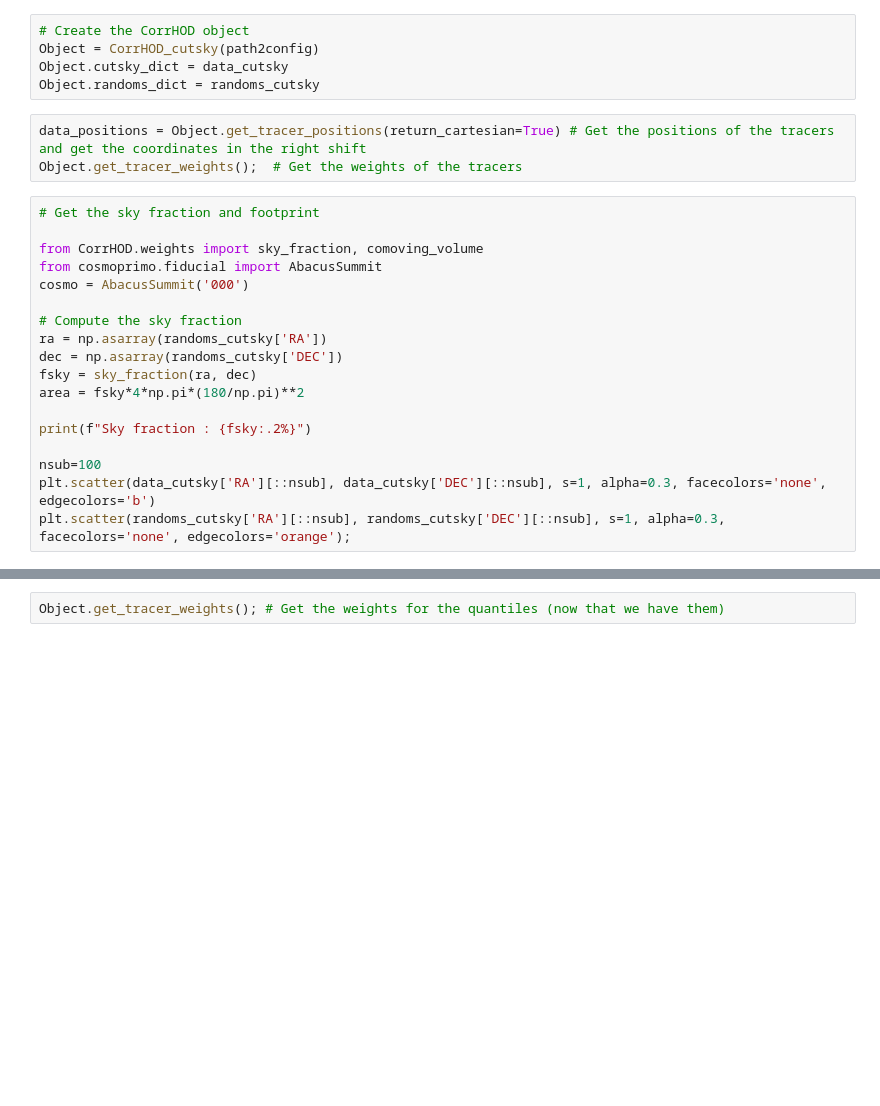
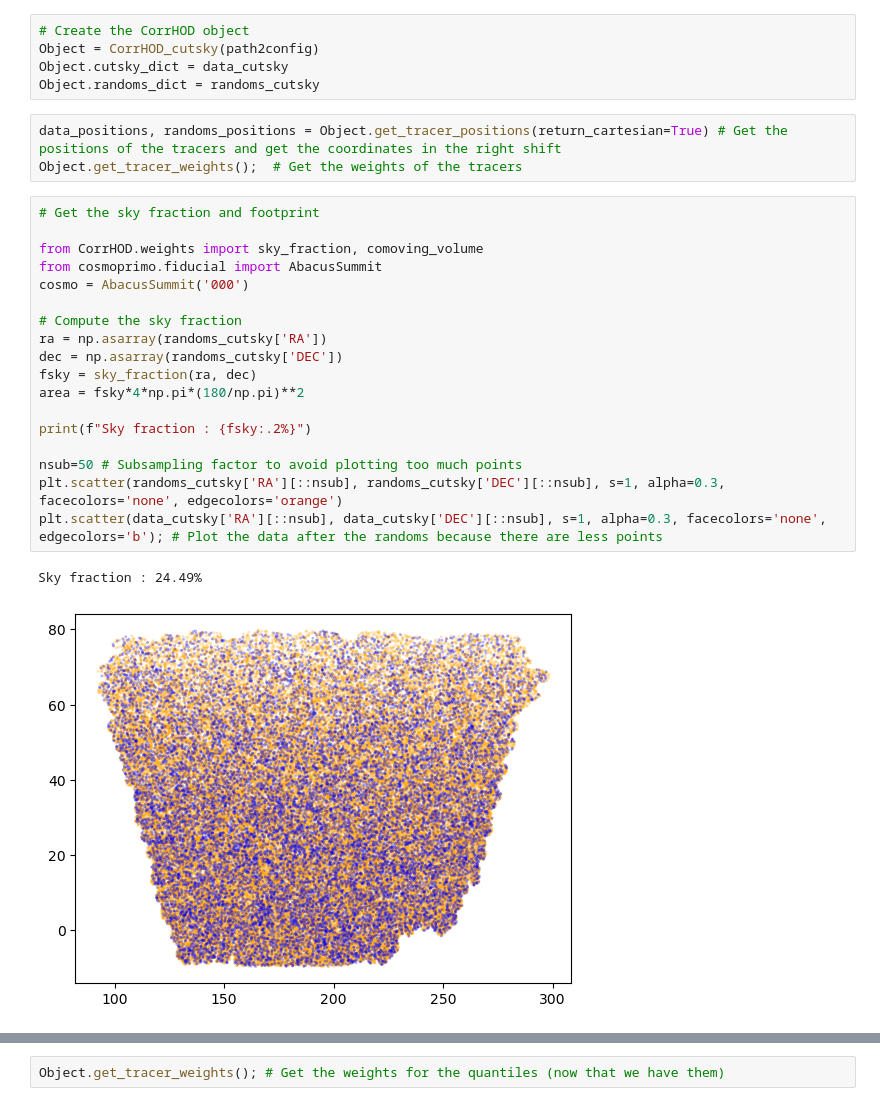
Before and after one commit to SBouchard01/CorrHOD, a Jupyter notebook: examples/CorrHOD_cutsky.ipynb, the cells around one changed output, grey strips where cells are left out. Saved outputs shown, nothing was run; the diff lists cells and outputs as text; blank space fills up the shorter version.

Commit message:
Executed cutsky notebook

```diff
--- a/examples/CorrHOD_cutsky.ipynb
+++ b/examples/CorrHOD_cutsky.ipynb
@@ -56,26 +61,29 @@ Object = CorrHOD_cutsky(path2config)
 Object.cutsky_dict = data_cutsky
 Object.randoms_dict = randoms_cutsky
 # %%
-data_positions = Object.get_tracer_positions(return_cartesian=True) # Get the positions of the tracers and get the coordinates in the right shift
+data_positions, randoms_positions = Object.get_tracer_positions(return_cartesian=True) # Get the positions of the tracers and get the coordinates in the right shift
 Object.get_tracer_weights();  # Get the weights of the tracers
 # %%
 # Get the sky fraction and footprint
 
 from CorrHOD.weights import sky_fraction, comoving_volume
 from cosmoprimo.fiducial import AbacusSummit
 cosmo = AbacusSummit('000')
 
 # Compute the sky fraction
 ra = np.asarray(randoms_cutsky['RA'])
 dec = np.asarray(randoms_cutsky['DEC'])
 fsky = sky_fraction(ra, dec)
 area = fsky*4*np.pi*(180/np.pi)**2
 
 print(f"Sky fraction : {fsky:.2%}")
 
-nsub=100
-plt.scatter(data_cutsky['RA'][::nsub], data_cutsky['DEC'][::nsub], s=1, alpha=0.3, facecolors='none', edgecolors='b')
-plt.scatter(randoms_cutsky['RA'][::nsub], randoms_cutsky['DEC'][::nsub], s=1, alpha=0.3, facecolors='none', edgecolors='orange');
+nsub=50 # Subsampling factor to avoid plotting too much points
+plt.scatter(randoms_cutsky['RA'][::nsub], randoms_cutsky['DEC'][::nsub], s=1, alpha=0.3, facecolors='none', edgecolors='orange')
+plt.scatter(data_cutsky['RA'][::nsub], data_cutsky['DEC'][::nsub], s=1, alpha=0.3, facecolors='none', edgecolors='b'); # Plot the data after the randoms because there are less points
+# %% [output]
+Sky fraction : 24.49%
+[figure, added]
 # %%
 # Compute the DensitySplit
 quantiles, density = Object.compute_DensitySplit(nquantiles=nquantiles, return_density=True, nthread=nthread);
```
Also changed, not shown: parts of 9 cells of this notebook.
